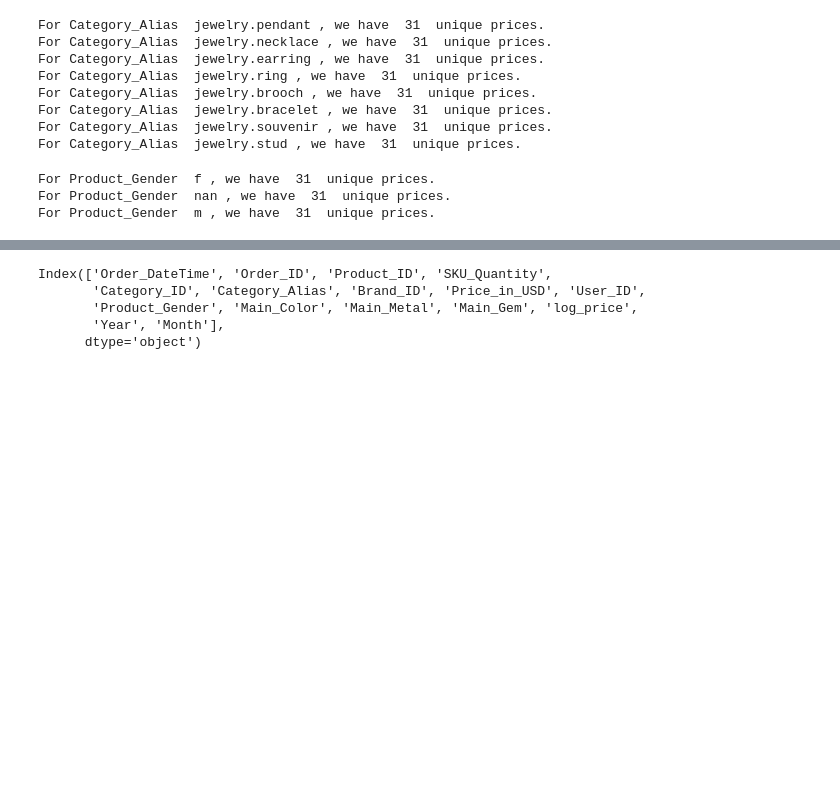
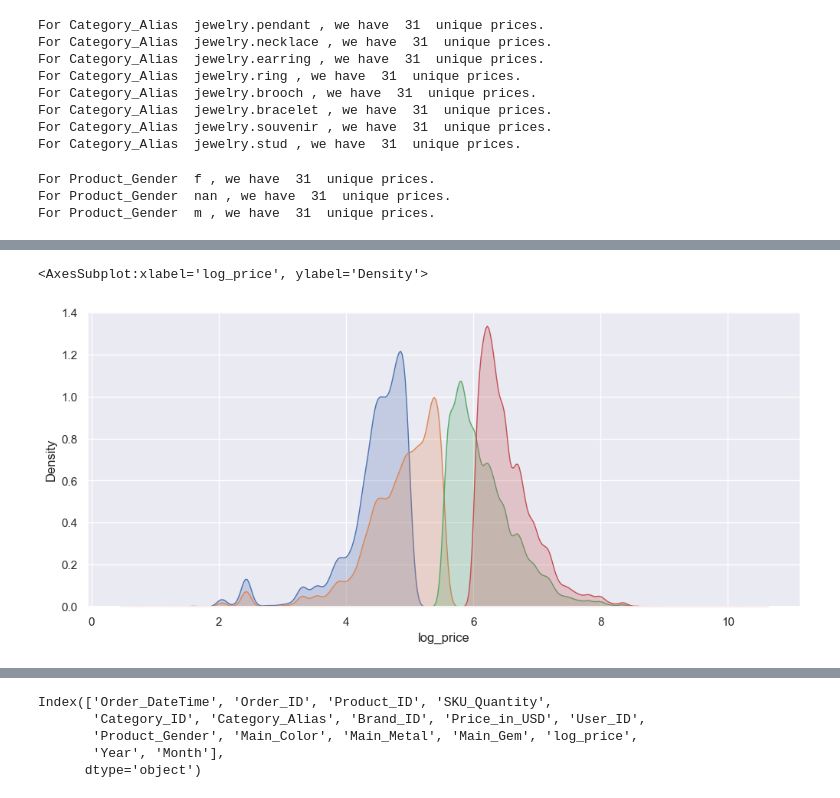
Before and after one commit to TestimOnyOni/OptimumJewelryPrice, a Jupyter notebook: Notebooks/OptimumJewelryPricing.ipynb, the cells around one changed output, grey strips where cells are left out. Drawn from its saved outputs; the diff is of its cells as text; code cells hidden in the pictures; blank space fills up the shorter version.

```diff
--- a/Notebooks/OptimumJewelryPricing.ipynb
+++ b/Notebooks/OptimumJewelryPricing.ipynb
@@ -405,6 +409,3 @@ plt.ylabel("Frequency")
 plt.show(); plt.close()
 # %% [output]
 [figure]
-# %%
-# Handling the skew in price - create 'log(pricd)' column
-data_set["log_price"] = np.log(data_set["Price_in_USD"])
@@ -570,0 +488,3 @@ For Product_Gender  m , we have  31  unique prices.
+# %%
+# Handling the skew in price - create 'log(pricd)' column
+data_set["log_price"] = np.log1p(data_set["Price_in_USD"])
@@ -570,0 +530,11 @@ For Product_Gender  m , we have  31  unique prices.
+# %%
+plt.figure(figsize = (12, 5))
+sns.kdeplot(data_set['log_price'].loc[data_set['log_price'] <= 4.974663], fill=True)
+
+sns.kdeplot(data_set['log_price'].loc[data_set['log_price'] <= 5.538475], fill=True)
+sns.kdeplot(data_set['log_price'].loc[data_set['log_price'] > 5.538475], fill=True)
+
+sns.kdeplot(data_set['log_price'].loc[data_set['log_price'] > 6.037083], fill=True)
+# %% [output]
+<AxesSubplot:xlabel='log_price', ylabel='Density'>
+[figure, added]
```
Also changed, not shown: parts of 79 cells of this notebook.
